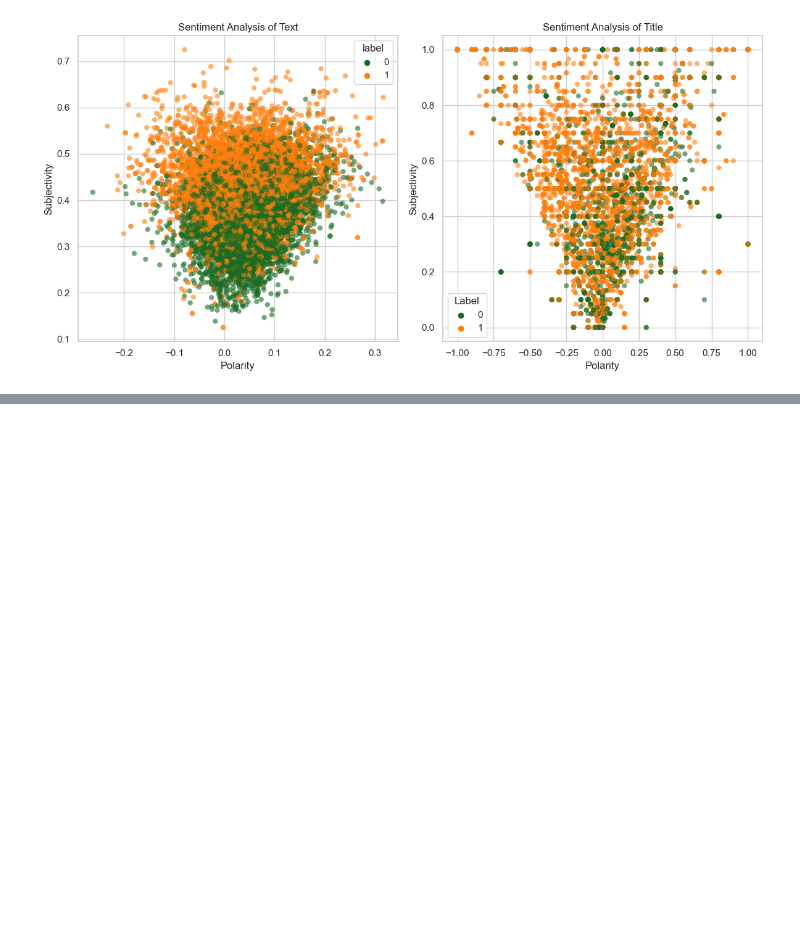
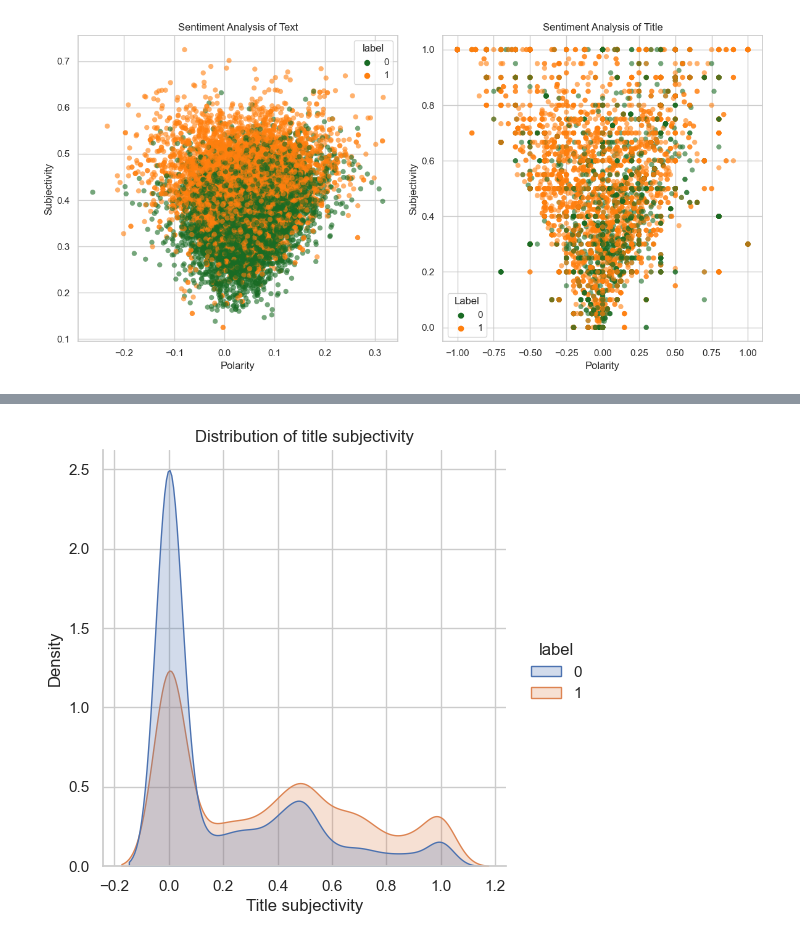
Before and after one commit to AndreasHaavik/FakeNews, a Jupyter notebook: featureEngineering.ipynb, the cells around one changed output, grey strips where cells are left out. Cells and saved outputs as stored; diff of their text form; code cells hidden in the pictures; blank space fills up the shorter version.

```diff
--- a/featureEngineering.ipynb
+++ b/featureEngineering.ipynb
@@ -130,0 +142,9 @@ plt.show()
+# %%
+# label' is 0 for real news and 1 for fake news
+sns.displot(sentiment_df, x="title_subjectivity", hue="label", kind="kde", fill=True)
+plt.title('Distribution of title subjectivity')
+plt.xlabel('Title subjectivity')
+plt.ylabel('Density')
+plt.show()
+# %% [output]
+[figure, added]
```
Also changed, not shown: parts of 2 cells of this notebook.
